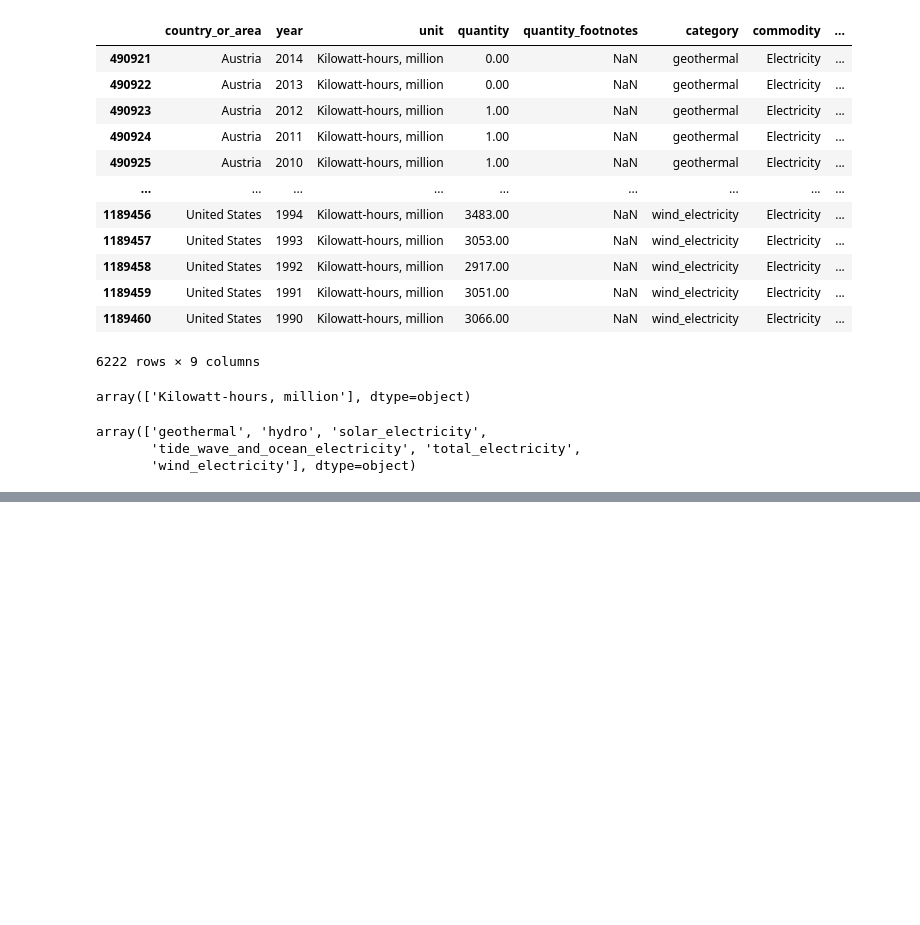
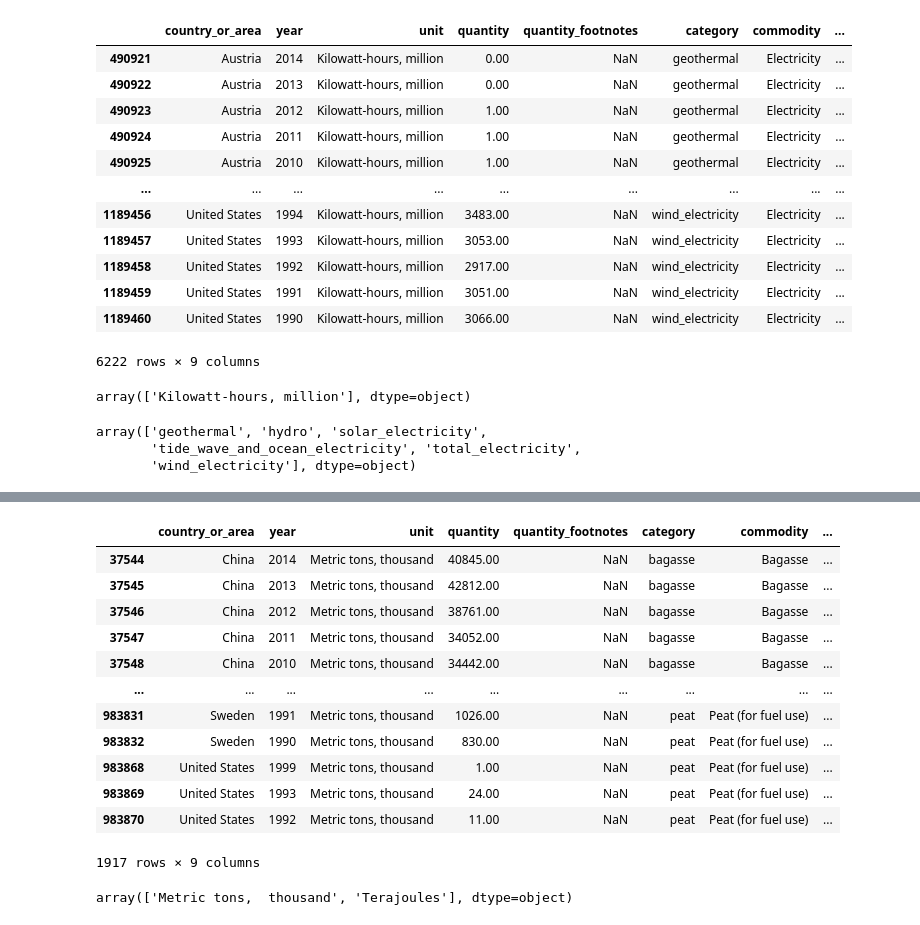
Before and after one commit to infoshareacademy/jdszr13-python_dynamites, a Jupyter notebook: Projekt Python GreenPeace/EU_World_Electricity_Production.ipynb, the cells around one changed output, grey strips where cells are left out. Saved outputs shown, nothing was run; the diff lists cells and outputs as text; code cells hidden in the pictures; blank space fills up the shorter version.

```diff
--- a/Projekt Python GreenPeace/EU_World_Electricity_Production.ipynb
+++ b/Projekt Python GreenPeace/EU_World_Electricity_Production.ipynb
@@ -263,0 +230,27 @@ biomass_commodity_list = ['Biodiesel']
+# %%
+biomass_df = new_df.loc[new_df['commodity'].isin(biomass_commodity_list)]
+biomass_df = biomass_df.loc[new_df['country_or_area'].isin(EU_country + World)]
+#biomass_df = biomass_df.loc[new_df['year'] == 2000]
+biomass_df = biomass_df.loc[biomass_df['transaction_type'] == 'total energy supply']
+biomass_df
+# %% [output]
+|  | country_or_area | year | unit | quantity | quantity_footnotes | category | commodity | ... |
+| 37544 | China | 2014 | Metric tons, thousand | 40845.00 | NaN | bagasse | Bagasse | ... |
+| 37545 | China | 2013 | Metric tons, thousand | 42812.00 | NaN | bagasse | Bagasse | ... |
+| 37546 | China | 2012 | Metric tons, thousand | 38761.00 | NaN | bagasse | Bagasse | ... |
+| 37547 | China | 2011 | Metric tons, thousand | 34052.00 | NaN | bagasse | Bagasse | ... |
+| 37548 | China | 2010 | Metric tons, thousand | 34442.00 | NaN | bagasse | Bagasse | ... |
+| ... | ... | ... | ... | ... | ... | ... | ... | ... |
+| 983831 | Sweden | 1991 | Metric tons, thousand | 1026.00 | NaN | peat | Peat (for fuel use) | ... |
+| 983832 | Sweden | 1990 | Metric tons, thousand | 830.00 | NaN | peat | Peat (for fuel use) | ... |
+| 983868 | United States | 1999 | Metric tons, thousand | 1.00 | NaN | peat | Peat (for fuel use) | ... |
+| 983869 | United States | 1993 | Metric tons, thousand | 24.00 | NaN | peat | Peat (for fuel use) | ... |
+| 983870 | United States | 1992 | Metric tons, thousand | 11.00 | NaN | peat | Peat (for fuel use) | ... |
+1917 rows × 9 columns
+# %%
+#Sprawdzenie jednostek
+biomass_df['unit'].unique()
+
+#Biogases i Municipal waste są w terajulach, resztę również przekonwertujemy
+# %% [output]
+array(['Metric tons,  thousand', 'Terajoules'], dtype=object)
```
Also changed, not shown: parts of 25 cells of this notebook.
